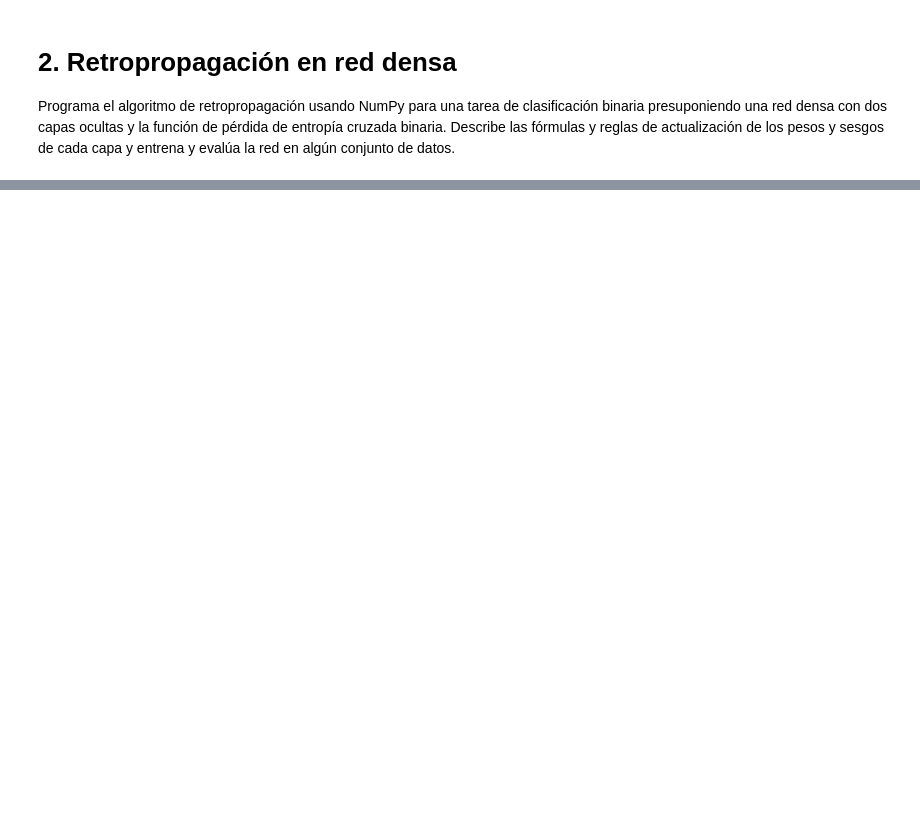
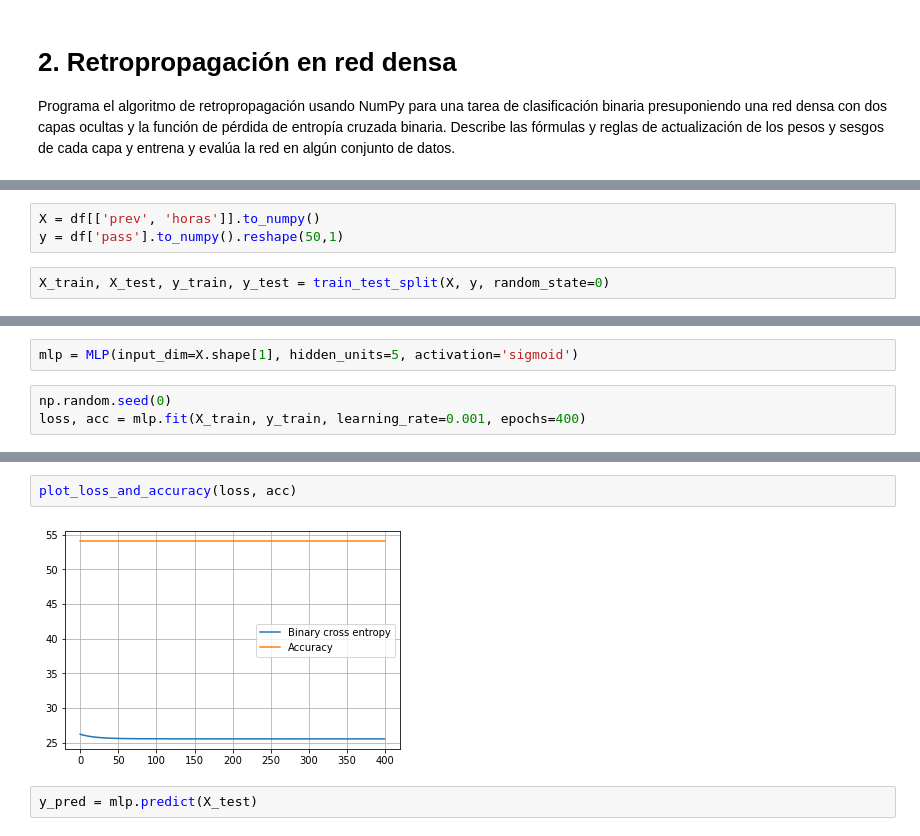
Before and after one commit to jgermanob/DeepLearning, a Jupyter notebook: T01/AP_T01_Ej02.ipynb, the cells around one changed output, grey strips where cells are left out. Saved outputs shown, nothing was run; the diff lists cells and outputs as text; blank space fills up the shorter version.

```diff
--- a/T01/AP_T01_Ej02.ipynb
+++ b/T01/AP_T01_Ej02.ipynb
@@ -107,0 +174,5 @@ y = np.array([[0, 1, 1, 0]]).T
+# %%
+X = df[['prev', 'horas']].to_numpy()
+y = df['pass'].to_numpy().reshape(50,1)
+# %%
+X_train, X_test, y_train, y_test = train_test_split(X, y, random_state=0)
@@ -107,0 +181,5 @@ y = np.array([[0, 1, 1, 0]]).T
+# %%
+mlp = MLP(input_dim=X.shape[1], hidden_units=5, activation='sigmoid')
+# %%
+np.random.seed(0)
+loss, acc = mlp.fit(X_train, y_train, learning_rate=0.001, epochs=400)
@@ -107,0 +204,6 @@ y = np.array([[0, 1, 1, 0]]).T
+# %%
+plot_loss_and_accuracy(loss, acc)
+# %% [output]
+[figure, added]
+# %%
+y_pred = mlp.predict(X_test)
```
Also changed, not shown: parts of 20 cells of this notebook, 1 other file.
